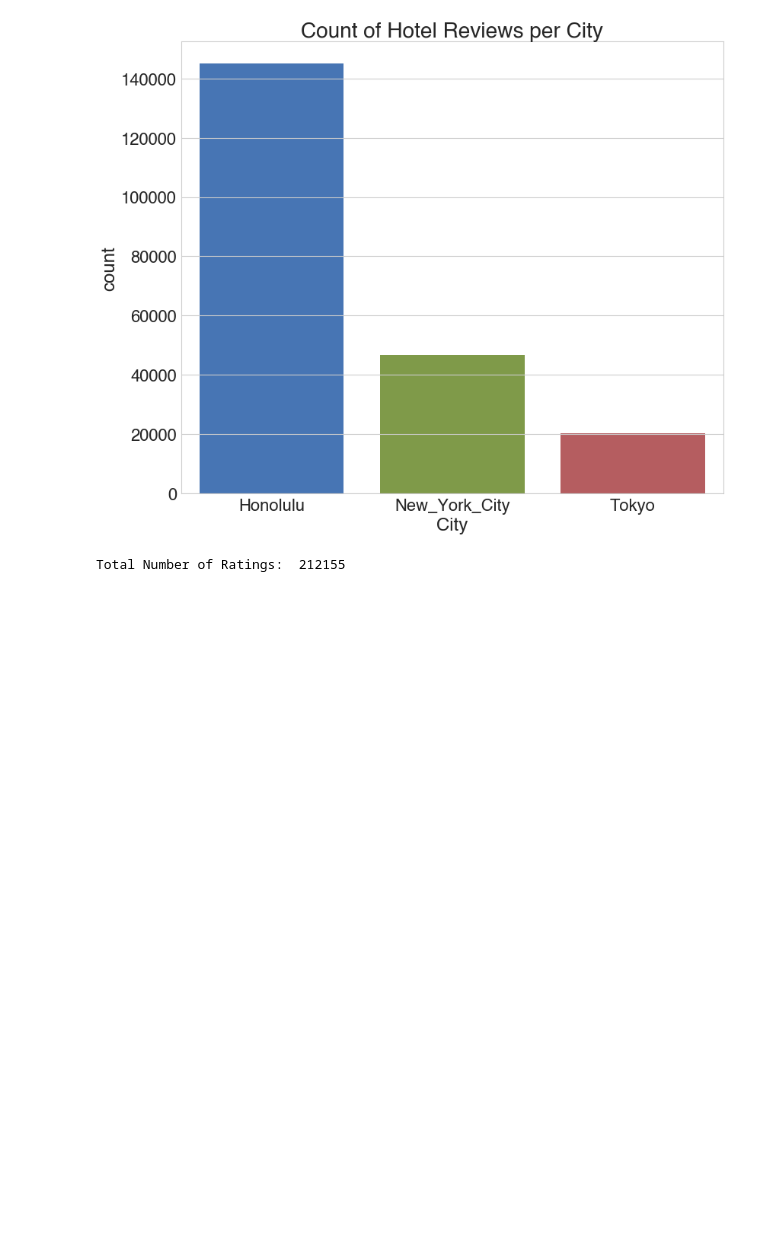
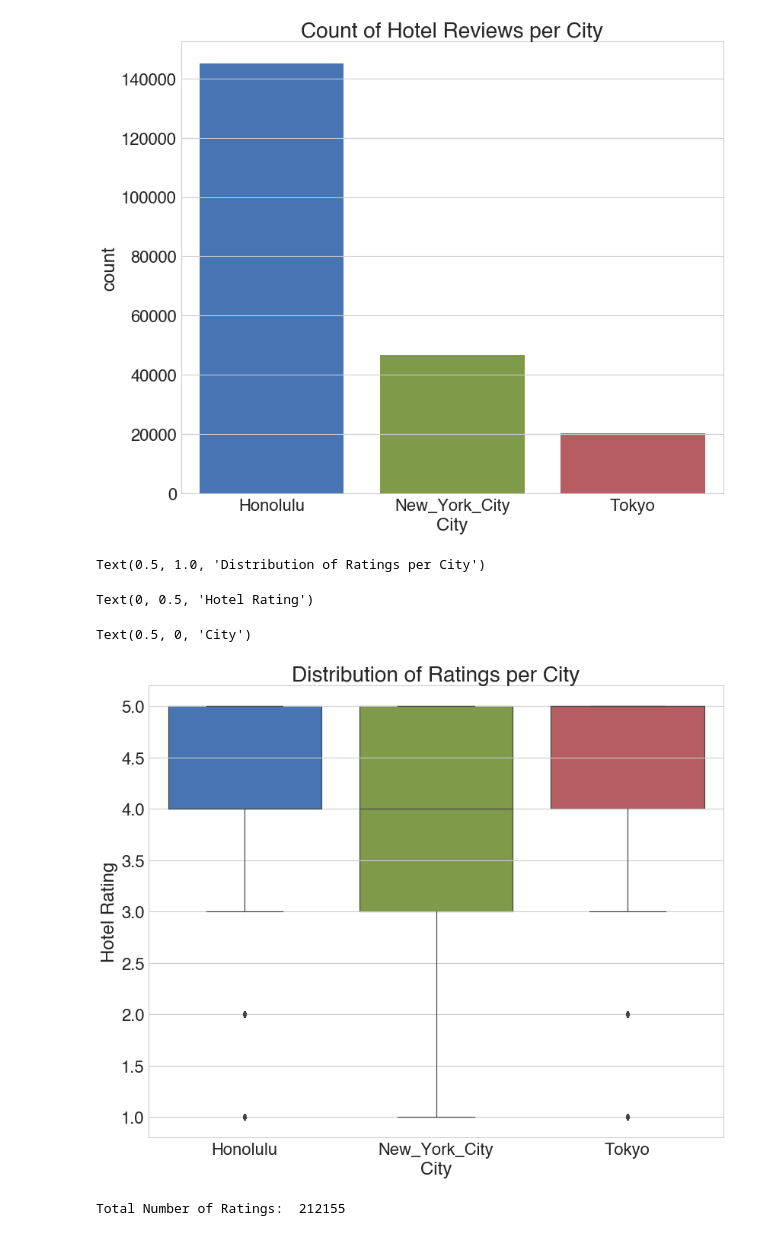
Before and after one commit to chelseanbr/between-the-lines, a Jupyter notebook: notebooks/final_eda_modeling.ipynb, the cells around one changed output. Cells and saved outputs as stored; diff of their text form; code cells hidden in the pictures; blank space fills up the shorter version.

```diff
--- a/notebooks/final_eda_modeling.ipynb
+++ b/notebooks/final_eda_modeling.ipynb
@@ -182,6 +198,21 @@ Total Number of Reviews: 212155
 Text(0.5, 1.0, 'Count of Hotel Reviews per City')
 Text(0.5, 0, 'City')
 [figure]
+# %%
+# Plot boxplot - Ratings per city
+figsize=(12, 10)
+fig, ax = plt.subplots(figsize=figsize)
+plot = sns.boxplot(x='City', y='rating', data=df, ax=ax, order = df['City'].value_counts().index)
+ax.set_title('Distribution of Ratings per City', size=BIGGEST_SIZE)
+ax.set_ylabel('Hotel Rating')
+ax.set_xlabel('City')
+fig.tight_layout()
+fig.savefig('../images/boxplt_ratings_byCity_full')
+# %% [output]
+Text(0.5, 1.0, 'Distribution of Ratings per City')
+Text(0, 0.5, 'Hotel Rating')
+Text(0.5, 0, 'City')
+[figure, added]
 # %%
 # Plot counts - Ratings
 df = df_all_hotels_cleaned
```
Also changed, not shown: parts of 29 cells of this notebook, 5 other files.
